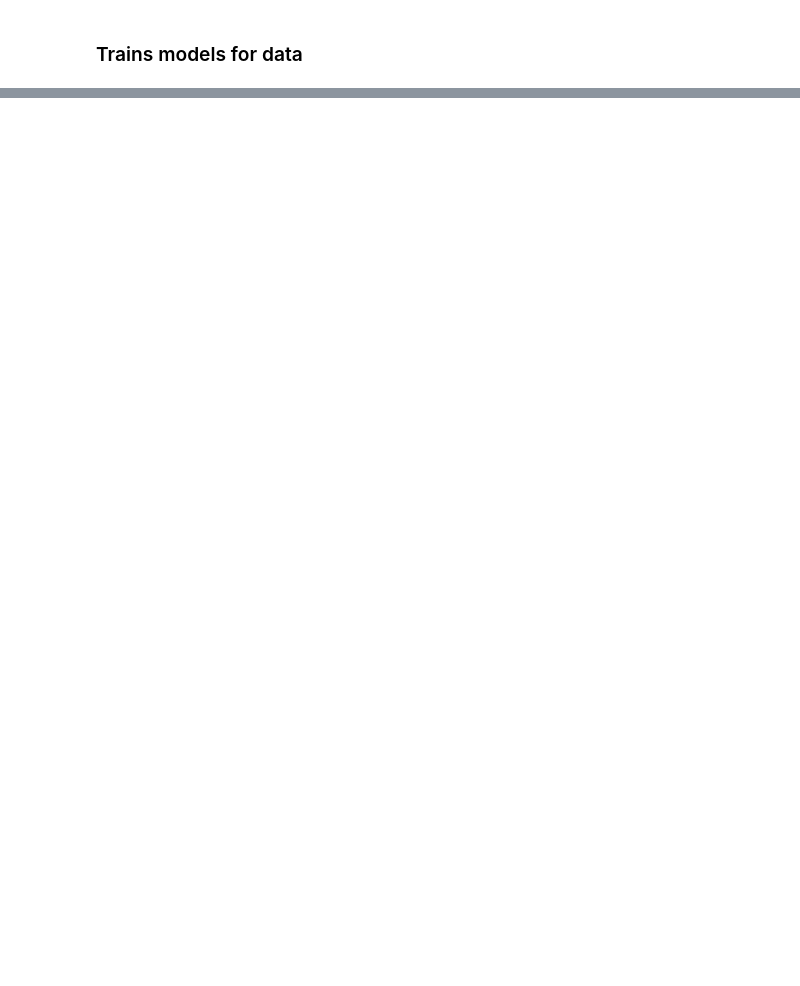
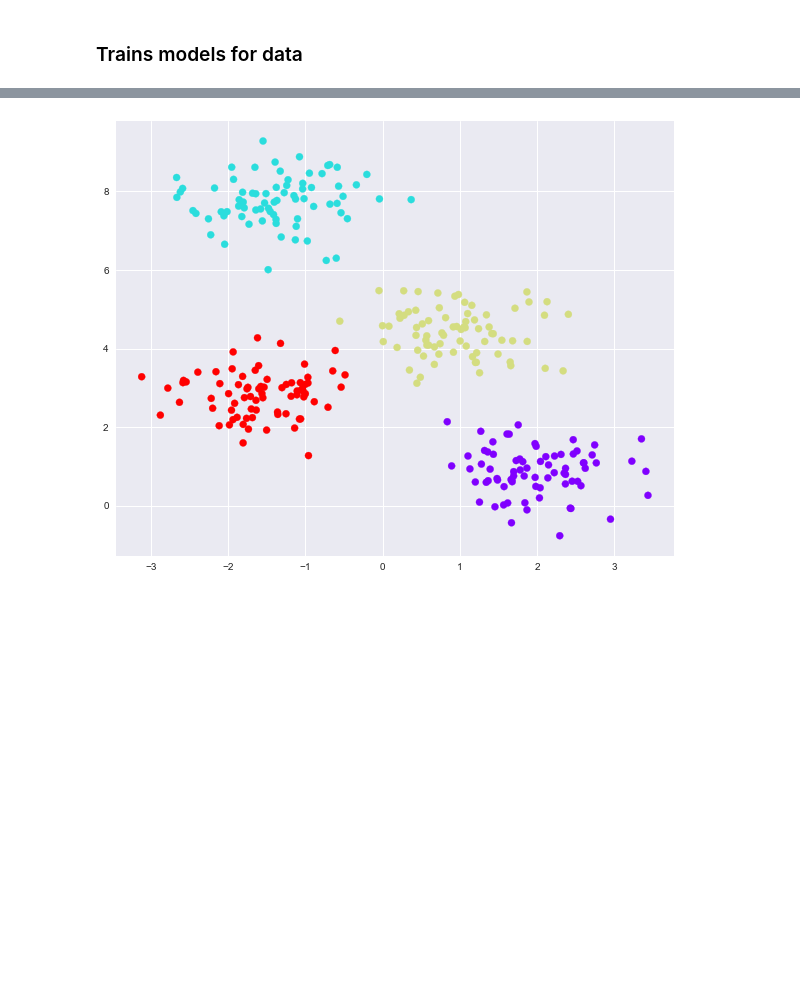
Before and after one commit to stonefollari/champs, a Jupyter notebook: src.ipynb, the cells around one changed output, grey strips where cells are left out. Cells and saved outputs as stored; diff of their text form; code cells hidden in the pictures; blank space fills up the shorter version.

```diff
--- a/src.ipynb
+++ b/src.ipynb
@@ -231,3 +273,11 @@ evaluate_models()
+# %%
+est = KMeans(4)  # 4 clusters
+est.fit(X)
+y_kmeans = est.predict(X)
+plt.figure(figsize=(10,8))
+plt.scatter(X[:, 0], X[:, 1], c=y_kmeans, s=50, cmap='rainbow');
+# %% [output]
+[figure, added]
 # %% [markdown]
 <br/>
 <br/>
```
Also changed, not shown: parts of 11 cells of this notebook.
